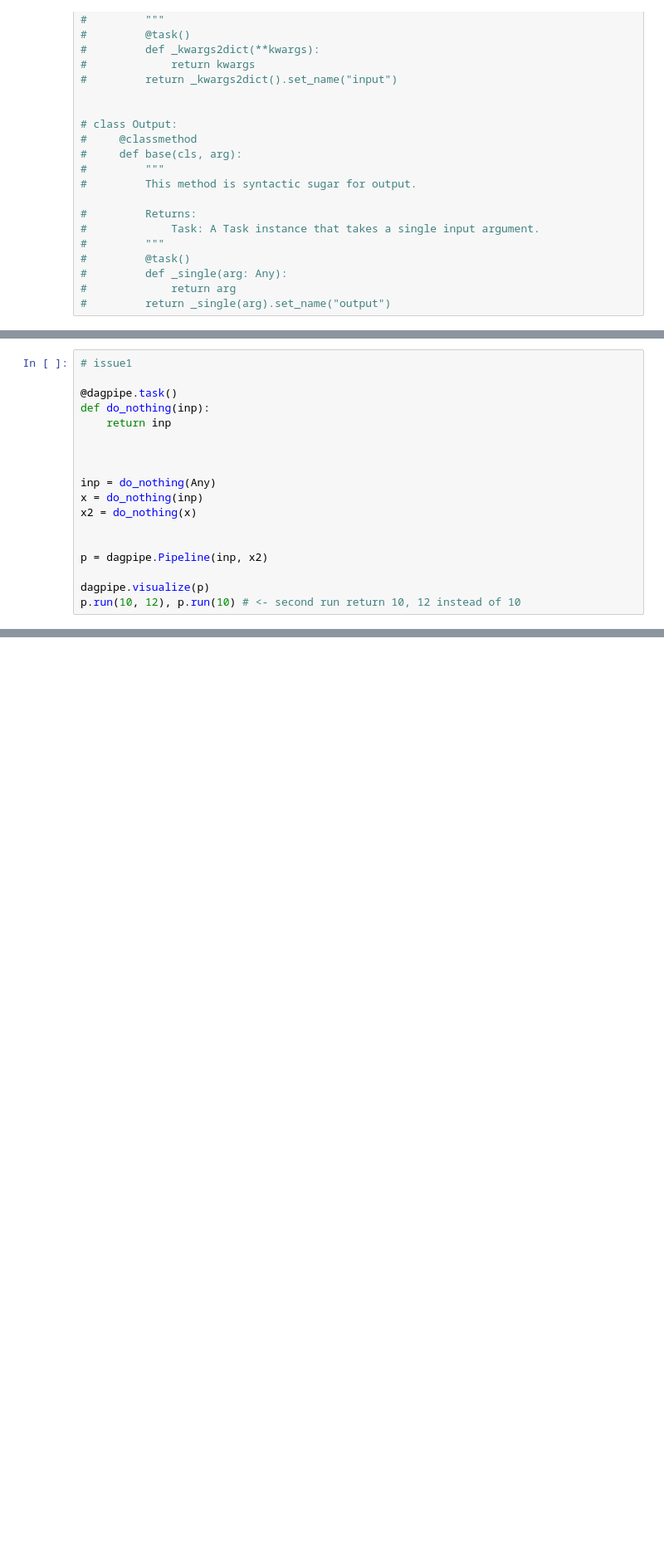
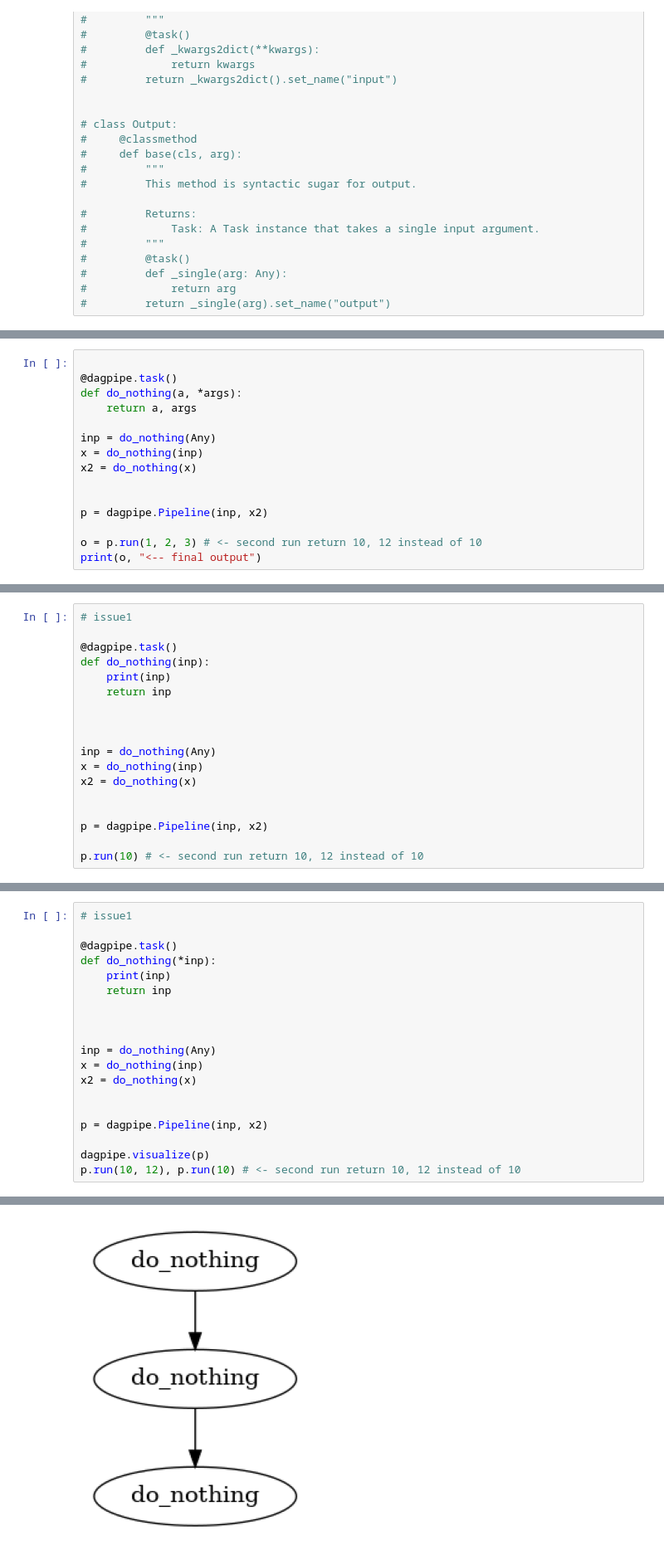
Before and after one commit to WojciechBogobowicz/dagpipe, a Jupyter notebook: notebooks/poc.ipynb, the cells around one changed output, grey strips where cells are left out. Shown at 83% size. Cells and saved outputs as stored; diff of their text form; blank space fills up the shorter version.

```diff
--- a/notebooks/poc.ipynb
+++ b/notebooks/poc.ipynb
@@ -155,0 +174,15 @@ foo.f1
+# %%
+
+@dagpipe.task()
+def do_nothing(a, *args):
+    return a, args
+
+inp = do_nothing(Any)
+x = do_nothing(inp)
+x2 = do_nothing(x)
+
+
+p = dagpipe.Pipeline(inp, x2)
+
+o = p.run(1, 2, 3) # <- second run return 10, 12 instead of 10
+print(o, "<-- final output")
@@ -155,0 +191,18 @@ foo.f1
+# %%
+# issue1
+
+@dagpipe.task()
+def do_nothing(inp):
+    print(inp)
+    return inp
+
+
+
+inp = do_nothing(Any)
+x = do_nothing(inp)
+x2 = do_nothing(x)
+
+
+p = dagpipe.Pipeline(inp, x2)
+
+p.run(10) # <- second run return 10, 12 instead of 10
@@ -157,7 +215,8 @@ foo.f1
 # issue1
 
 @dagpipe.task()
-def do_nothing(inp):
+def do_nothing(*inp):
+    print(inp)
     return inp
 
 
@@ -171,3 +230,4 @@ p = dagpipe.Pipeline(inp, x2)
 
 dagpipe.visualize(p)
 p.run(10, 12), p.run(10) # <- second run return 10, 12 instead of 10
+# %% [output]
@@ -174,3 +241,4 @@ p.run(10, 12), p.run(10) # <- second run return 10, 12 instead of 10
+[figure, added]
 # %%
 # issue1
 
```
Also changed, not shown: parts of 16 cells of this notebook, 10 other files.
